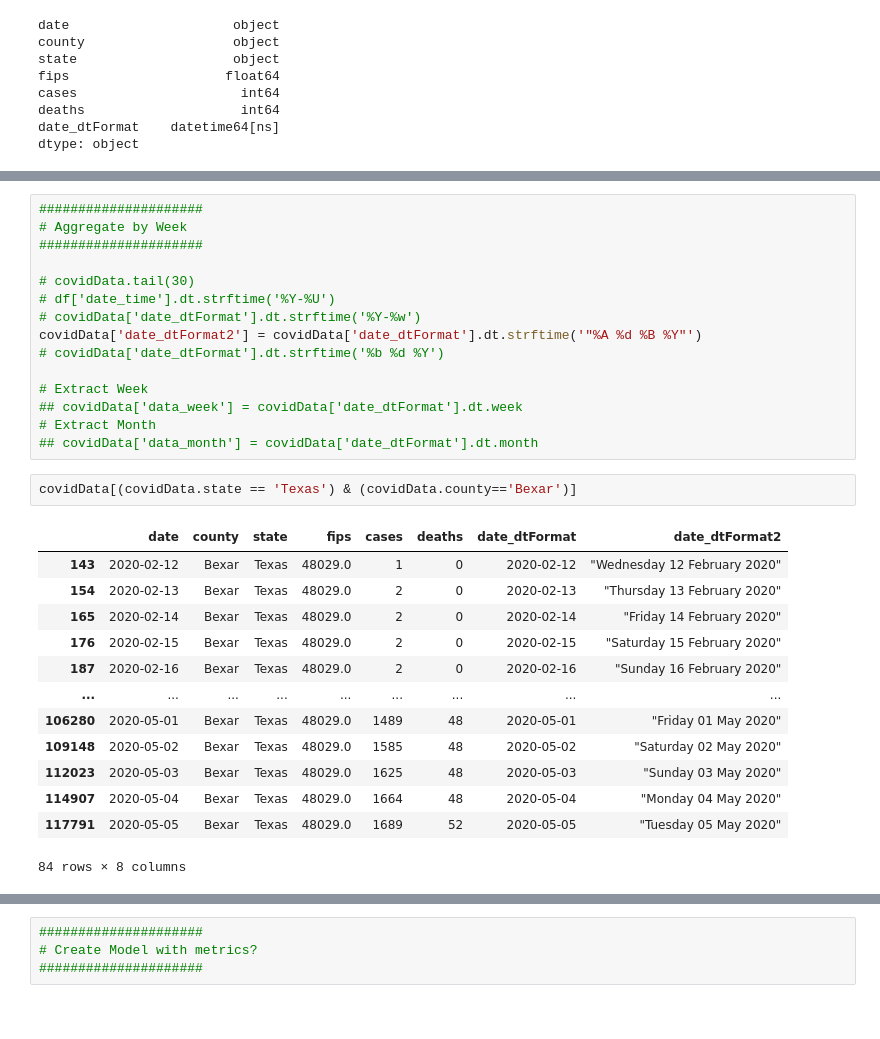
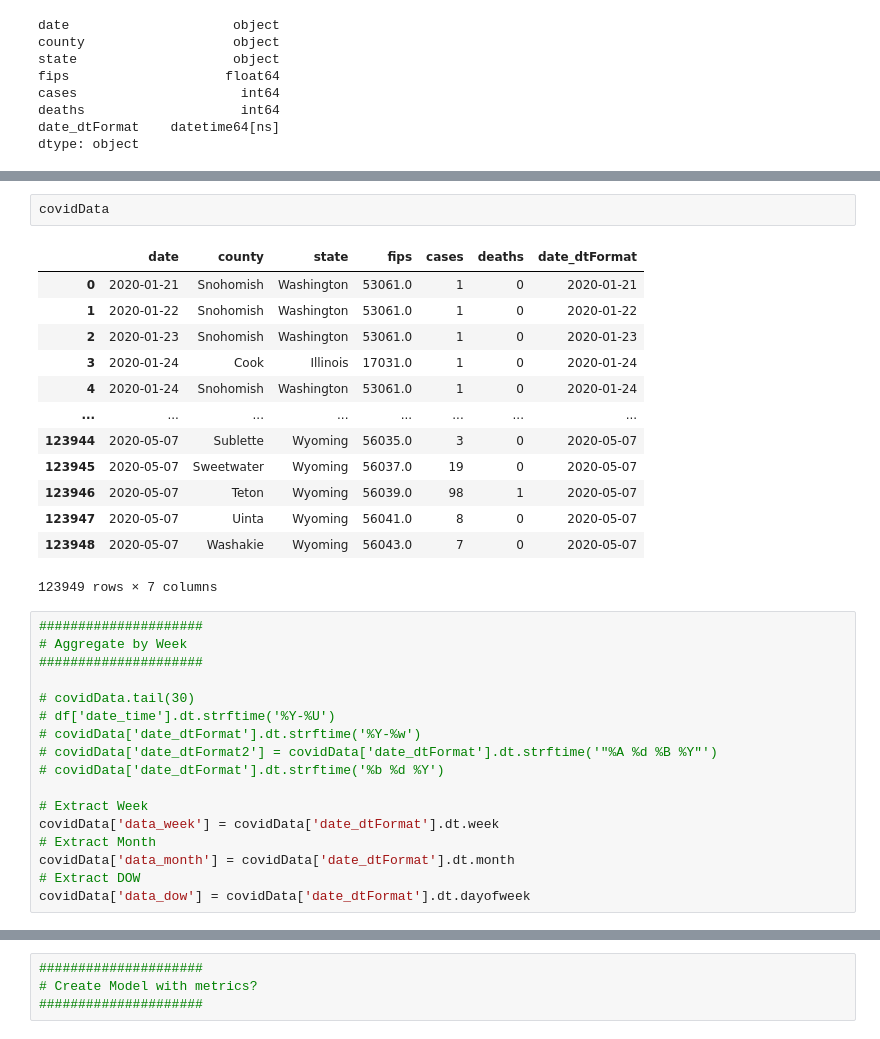
Before and after one commit to dcovarru/Python, a Jupyter notebook: Covid.ipynb, the cells around one changed output, grey strips where cells are left out. Drawn from its saved outputs; the diff is of its cells as text.

```diff
--- a/Covid.ipynb
+++ b/Covid.ipynb
@@ -64,3 +70,19 @@ covidData.loc[:,['date_dtFormat']]
+# %%
+covidData
+# %% [output]
+|  | date | county | state | fips | cases | deaths | date_dtFormat |
+| 0 | 2020-01-21 | Snohomish | Washington | 53061.0 | 1 | 0 | 2020-01-21 |
+| 1 | 2020-01-22 | Snohomish | Washington | 53061.0 | 1 | 0 | 2020-01-22 |
+| 2 | 2020-01-23 | Snohomish | Washington | 53061.0 | 1 | 0 | 2020-01-23 |
+| 3 | 2020-01-24 | Cook | Illinois | 17031.0 | 1 | 0 | 2020-01-24 |
+| 4 | 2020-01-24 | Snohomish | Washington | 53061.0 | 1 | 0 | 2020-01-24 |
+| ... | ... | ... | ... | ... | ... | ... | ... |
+| 123944 | 2020-05-07 | Sublette | Wyoming | 56035.0 | 3 | 0 | 2020-05-07 |
+| 123945 | 2020-05-07 | Sweetwater | Wyoming | 56037.0 | 19 | 0 | 2020-05-07 |
+| 123946 | 2020-05-07 | Teton | Wyoming | 56039.0 | 98 | 1 | 2020-05-07 |
+| 123947 | 2020-05-07 | Uinta | Wyoming | 56041.0 | 8 | 0 | 2020-05-07 |
+| 123948 | 2020-05-07 | Washakie | Wyoming | 56043.0 | 7 | 0 | 2020-05-07 |
+123949 rows × 7 columns
 # %%
 #####################
 # Aggregate by Week
@@ -69,26 +91,12 @@ covidData.loc[:,['date_dtFormat']]
 # covidData.tail(30)
 # df['date_time'].dt.strftime('%Y-%U')
 # covidData['date_dtFormat'].dt.strftime('%Y-%w')
-covidData['date_dtFormat2'] = covidData['date_dtFormat'].dt.strftime('"%A %d %B %Y"')
+# covidData['date_dtFormat2'] = covidData['date_dtFormat'].dt.strftime('"%A %d %B %Y"')
 # covidData['date_dtFormat'].dt.strftime('%b %d %Y')
 
 # Extract Week
-## covidData['data_week'] = covidData['date_dtFormat'].dt.week
+covidData['data_week'] = covidData['date_dtFormat'].dt.week
 # Extract Month
-## covidData['data_month'] = covidData['date_dtFormat'].dt.month
+covidData['data_month'] = covidData['date_dtFormat'].dt.month
+# Extract DOW
+covidData['data_dow'] = covidData['date_dtFormat'].dt.dayofweek
-# %%
-covidData[(covidData.state == 'Texas') & (covidData.county=='Bexar')]
-# %% [output]
-|  | date | county | state | fips | cases | deaths | date_dtFormat | date_dtFormat2 |
-| 143 | 2020-02-12 | Bexar | Texas | 48029.0 | 1 | 0 | 2020-02-12 | "Wednesday 12 February 2020" |
-| 154 | 2020-02-13 | Bexar | Texas | 48029.0 | 2 | 0 | 2020-02-13 | "Thursday 13 February 2020" |
-| 165 | 2020-02-14 | Bexar | Texas | 48029.0 | 2 | 0 | 2020-02-14 | "Friday 14 February 2020" |
-| 176 | 2020-02-15 | Bexar | Texas | 48029.0 | 2 | 0 | 2020-02-15 | "Saturday 15 February 2020" |
-| 187 | 2020-02-16 | Bexar | Texas | 48029.0 | 2 | 0 | 2020-02-16 | "Sunday 16 February 2020" |
-| ... | ... | ... | ... | ... | ... | ... | ... | ... |
-| 106280 | 2020-05-01 | Bexar | Texas | 48029.0 | 1489 | 48 | 2020-05-01 | "Friday 01 May 2020" |
-| 109148 | 2020-05-02 | Bexar | Texas | 48029.0 | 1585 | 48 | 2020-05-02 | "Saturday 02 May 2020" |
-| 112023 | 2020-05-03 | Bexar | Texas | 48029.0 | 1625 | 48 | 2020-05-03 | "Sunday 03 May 2020" |
-| 114907 | 2020-05-04 | Bexar | Texas | 48029.0 | 1664 | 48 | 2020-05-04 | "Monday 04 May 2020" |
-| 117791 | 2020-05-05 | Bexar | Texas | 48029.0 | 1689 | 52 | 2020-05-05 | "Tuesday 05 May 2020" |
-84 rows × 8 columns
```
Also changed, not shown: parts of 12 cells of this notebook.
